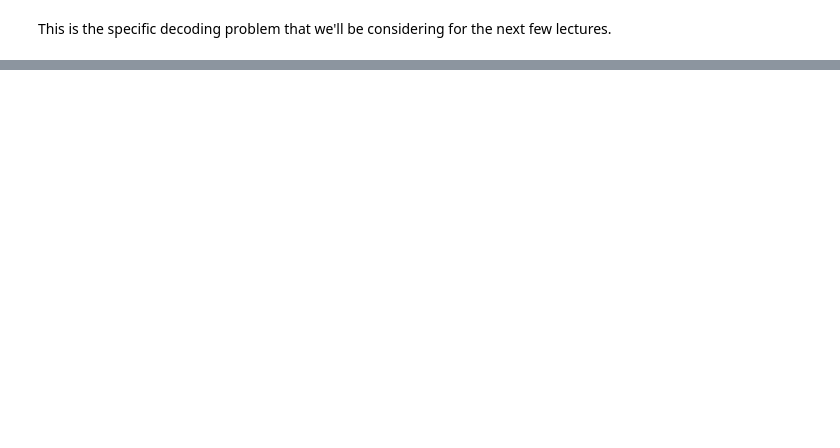
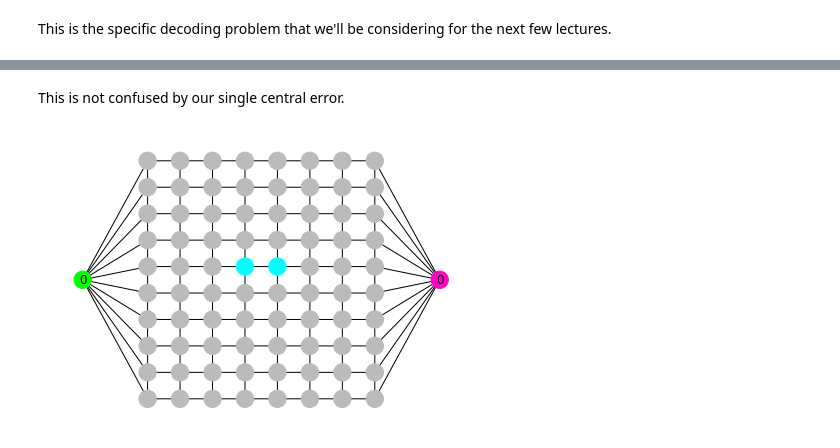
Before and after one commit to quantumjim/qec_lectures, a Jupyter notebook: lecture-2.ipynb, the cells around one changed output, grey strips where cells are left out. Saved outputs shown, nothing was run; the diff lists cells and outputs as text; code cells hidden in the pictures; blank space fills up the shorter version.

```diff
--- a/lecture-2.ipynb
+++ b/lecture-2.ipynb
@@ -511,27 +504,0 @@ So let's run for a few different sizes and noise strengths, and determine the pr
-# %%
-ds = [5, 15, 25]
-ps = [0.01, 0.025, 0.05, 0.075, 0.1, 0.125, 0.15]
-
-log_probs = {}
-
-for d in ds:
-
-    log_probs[d] = []
-
-    for p in ps:
-
-        error_num = 0
-        sample_num = 0
-
-        game = Decodoku(d=d, p=p, process=process)
-
-        for _ in range(10**3):
-
-            bc, clusters = game.process(game)
-
-            error_num += bc!=game.boundary_errors
-            sample_num += 1
-
-            game.restart()
-
-        log_probs[d].append(error_num/sample_num)
@@ -551,0 +628,8 @@ Here we see that larger codes behave worse than smaller ones. This is not the be
+# %% [markdown]
+This is not confused by our single central error.
+# %%
+game = Decodoku(d=d, process=process_better, errors=center_error)
+
+game.draw_graph()
+# %% [output]
+[figure, added]
```
Also changed, not shown: parts of 33 cells of this notebook.
